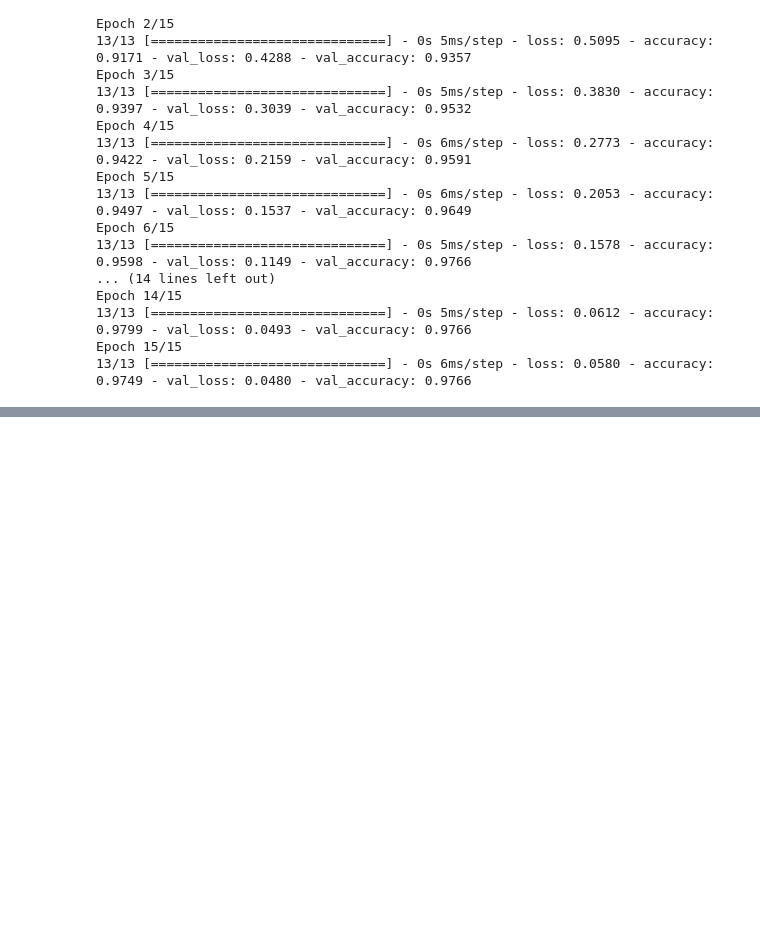
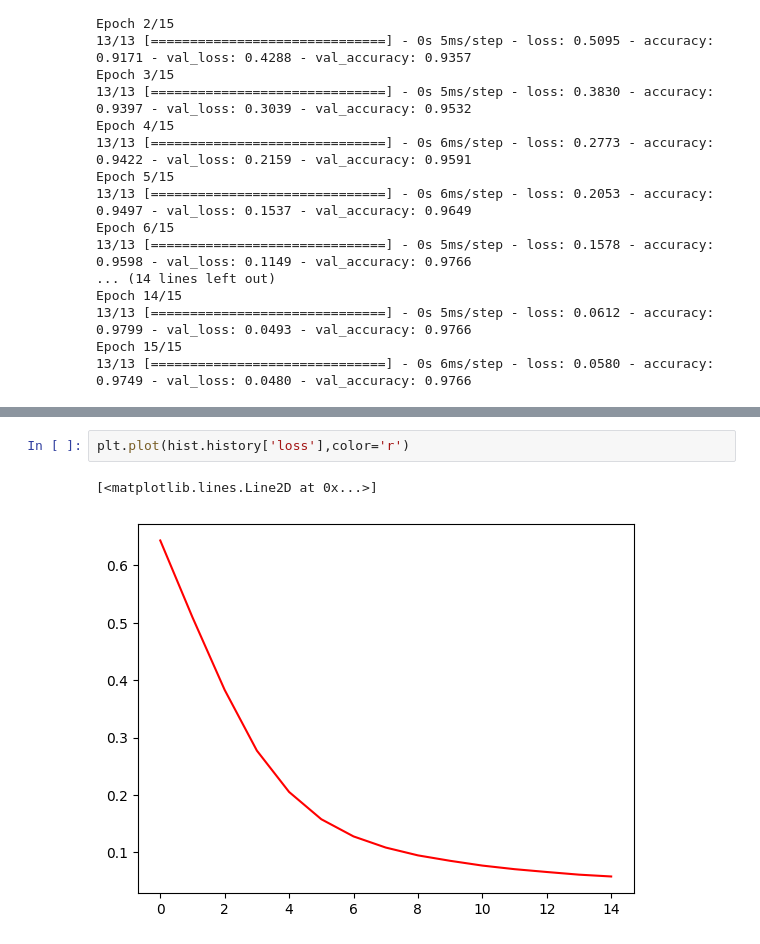
Before and after one commit to shakti57/code1, a Jupyter notebook: Untitled0.ipynb, the cells around one changed output, grey strips where cells are left out. Saved outputs shown, nothing was run; the diff lists cells and outputs as text; blank space fills up the shorter version.

```diff
--- a/Untitled0.ipynb
+++ b/Untitled0.ipynb
@@ -119,0 +246,5 @@ Epoch 15/15
+# %%
+plt.plot(hist.history['loss'],color='r')
+# %% [output]
+[<matplotlib.lines.Line2D at 0x...>]
+[figure, added]
```
Also changed, not shown: parts of 19 cells of this notebook.
